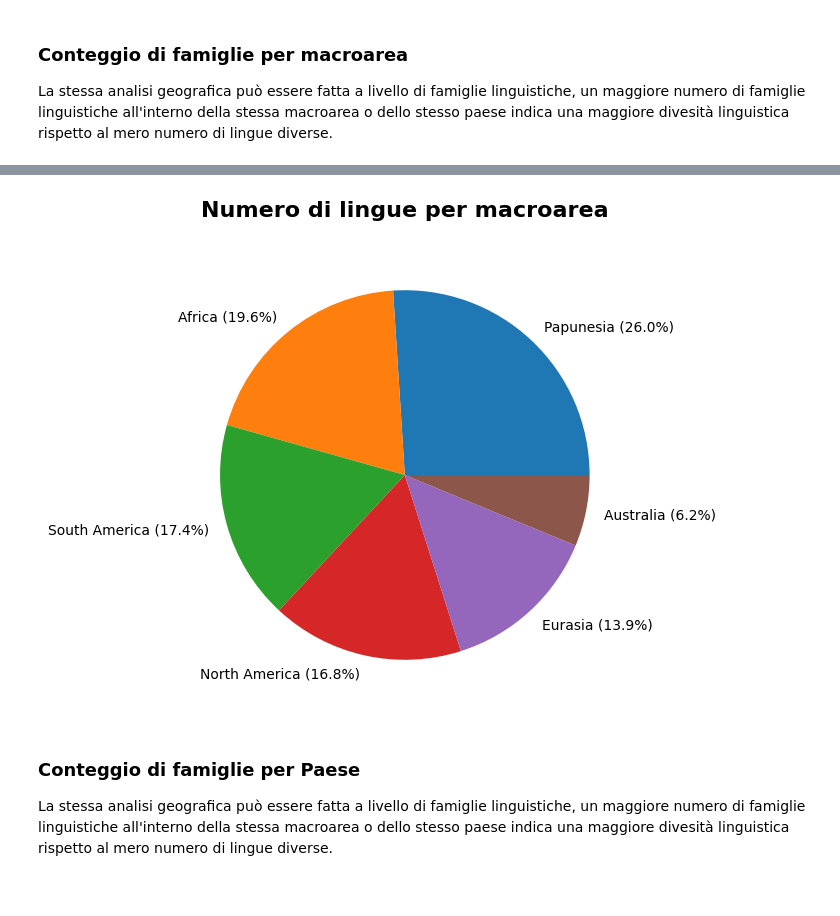
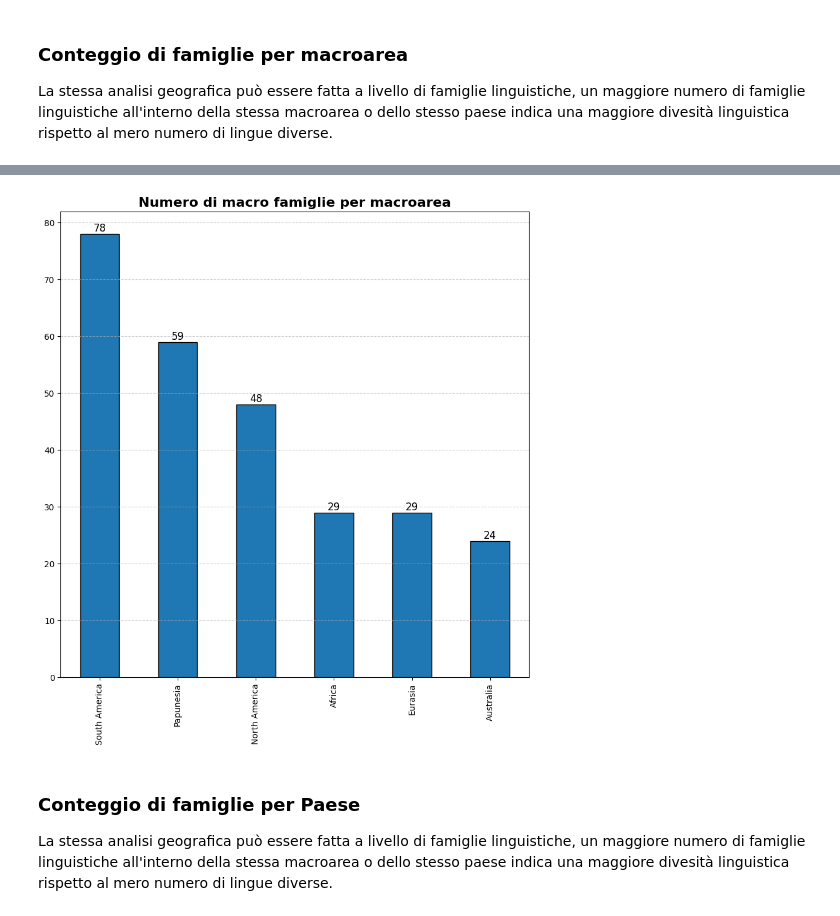
Before and after one commit to FedeBrus/Progetto1FAS, a Jupyter notebook: notebooks/Part1.ipynb, the cells around one changed output, grey strips where cells are left out. Cells and saved outputs as stored; diff of their text form; code cells hidden in the pictures.

```diff
--- a/notebooks/Part1.ipynb
+++ b/notebooks/Part1.ipynb
@@ -167,17 +117,13 @@ plotter.pie_plot(
-# %%
-qdf = (
-  df.copy()
-  .groupby("Macroarea")["Genus"]
-  .nunique()
-  .sort_values(ascending=False)
-)
-
-plotter.pie_plot(
-  qdf,
-  title="Numero di lingue per macroarea"
-)
-# %% [output]
-[figure, removed]
+# %%
+qdf = stats.count(df, "Family", "Macroarea", sort=True)
+
+plotter.bar_plot(
+  qdf,
+  title="Numero di macro famiglie per macroarea",
+  annotate=True
+)
+# %% [output]
+[figure, added]
 # %% [markdown]
 ### Conteggio di famiglie per Paese
 La stessa analisi geografica può essere fatta a livello di famiglie linguistiche, un maggiore numero di famiglie linguistiche all'interno della stessa macroarea o dello stesso paese indica una maggiore divesità linguistica rispetto al mero numero di lingue diverse.
```
Also changed, not shown: parts of 14 cells of this notebook, 5 other files.
